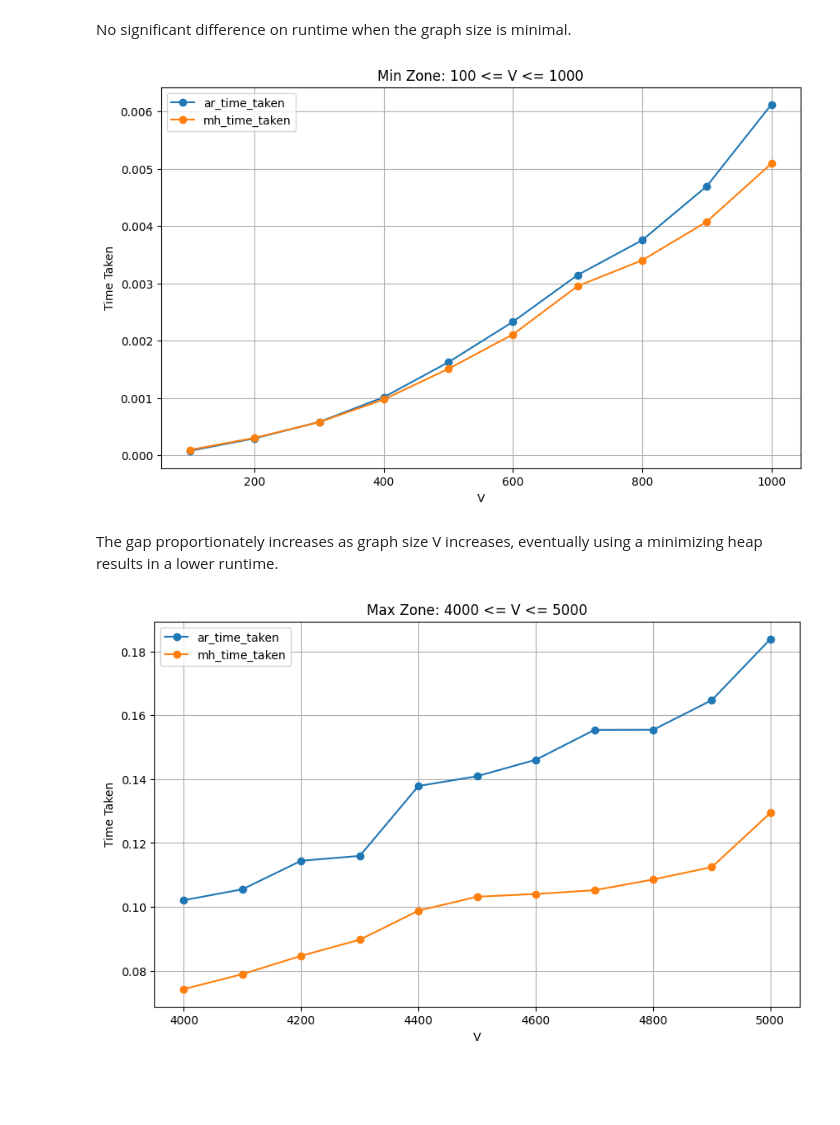
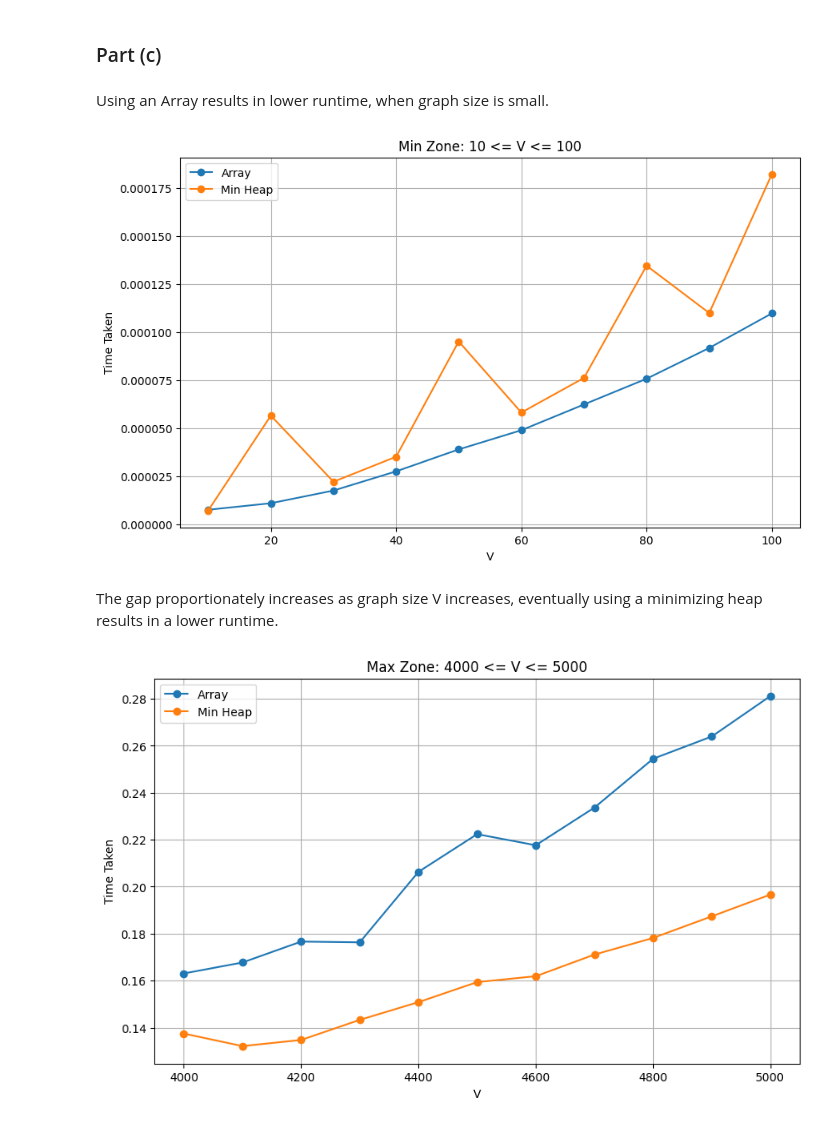
Before and after one commit to yijisuk/SC2001-Lab2-Dijkstra, a Jupyter notebook: runtime_data_vis.ipynb, the cells around one changed output. Drawn from its saved outputs; the diff is of its cells as text; code cells hidden in the pictures; blank space fills up the shorter version.

Commit message:
plot updates

```diff
--- a/runtime_data_vis.ipynb
+++ b/runtime_data_vis.ipynb
@@ -27,14 +64,36 @@ grouped.head()
 # %%
 import matplotlib.pyplot as plt
 
-def vis_runtime(df, title):
+
+def vis_runtime_for_single_approach(complete, incomplete, approach_col, title):
 
     plt.figure(figsize=(10, 6))
-    plt.plot(df['V'], df['ar_time_taken'], label='ar_time_taken', marker='o')
-    plt.plot(df['V'], df['mh_time_taken'], label='mh_time_taken', marker='o')
+
+    plt.plot(complete['V'], complete[approach_col],
+             label='Complete Graphs', marker='o')
+    plt.plot(incomplete['V'], incomplete[approach_col],
+             label='Incomplete Graphs', marker='o')
+
     plt.xlabel('V')
     plt.ylabel('Time Taken')
     plt.title(title)
     plt.legend()
     plt.grid(True)
     plt.show()
+
+
+def vis_runtime_for_two_approaches(df, title):
+
+    plt.figure(figsize=(10, 6))
+
+    plt.plot(df['V'], df['ar_time_taken'],
+             label='Array', marker='o')
+    plt.plot(df['V'], df['mh_time_taken'],
+             label='Min Heap', marker='o')
+
+    plt.xlabel('V')
+    plt.ylabel('Time Taken')
+    plt.title(title)
+    plt.legend()
+    plt.grid(True)
+    plt.show()
@@ -47,19 +120,21 @@ vis_runtime(
 # %%
-min_zone = grouped[grouped["V"] <= 1000]
-max_zone = grouped[grouped["V"] >= 4000]
+min_zone = incomplete_graphs_grouped[incomplete_graphs_grouped["V"] <= 100]
+max_zone = incomplete_graphs_grouped[incomplete_graphs_grouped["V"] >= 4000]
-# %% [markdown]
-No significant difference on runtime when the graph size is minimal.
+# %% [markdown]
+### Part (c)
+# %% [markdown]
+Using an Array results in lower runtime, when graph size is small.
 # %%
-vis_runtime(
+vis_runtime_for_two_approaches(
     df=min_zone,
-    title="Min Zone: 100 <= V <= 1000")
+    title="Min Zone: 10 <= V <= 100")
 # %% [output]
-[figure, old version]
+[figure, new version]
 # %% [markdown]
 The gap proportionately increases as graph size V increases, eventually using a minimizing heap results in a lower runtime.
 # %%
-vis_runtime(
+vis_runtime_for_two_approaches(
     df=max_zone,
     title="Max Zone: 4000 <= V <= 5000")
 # %% [output]
-[figure, old version]
+[figure, new version]
```
Also changed, not shown: parts of 11 cells of this notebook, 18 other files.
